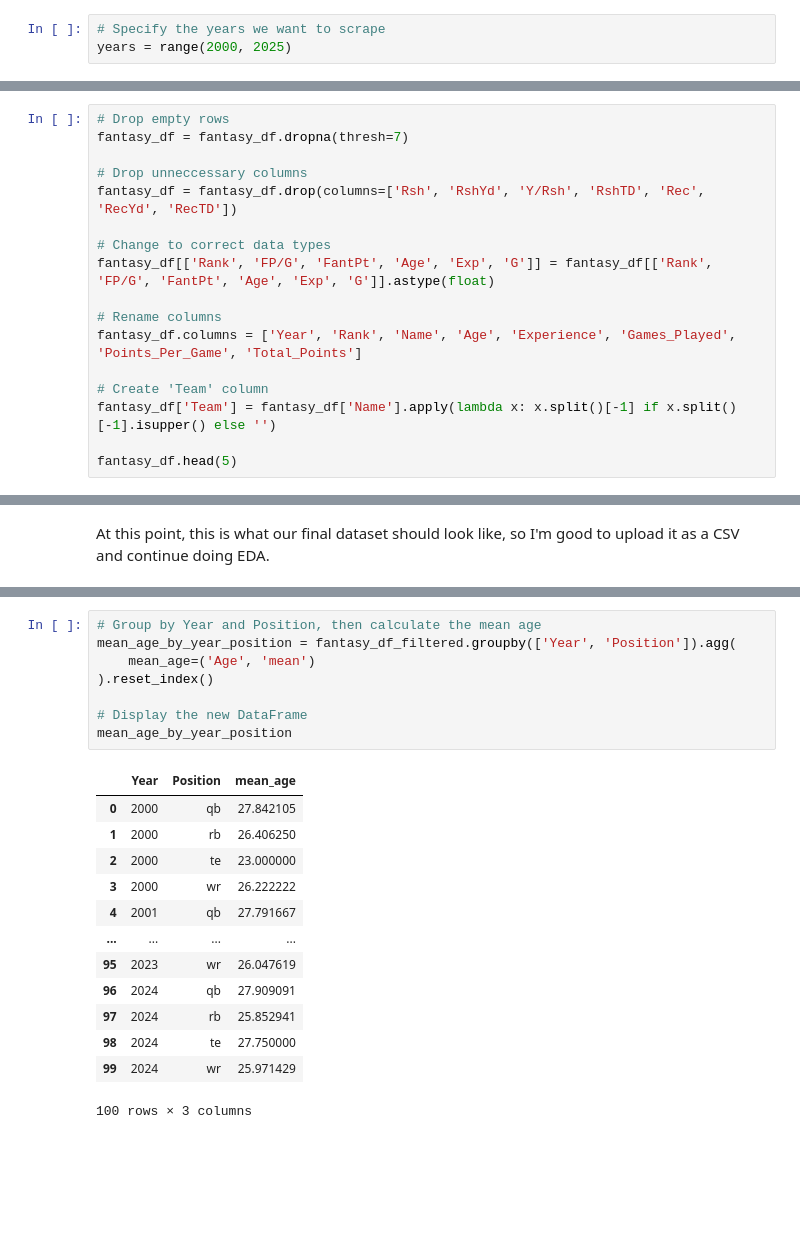
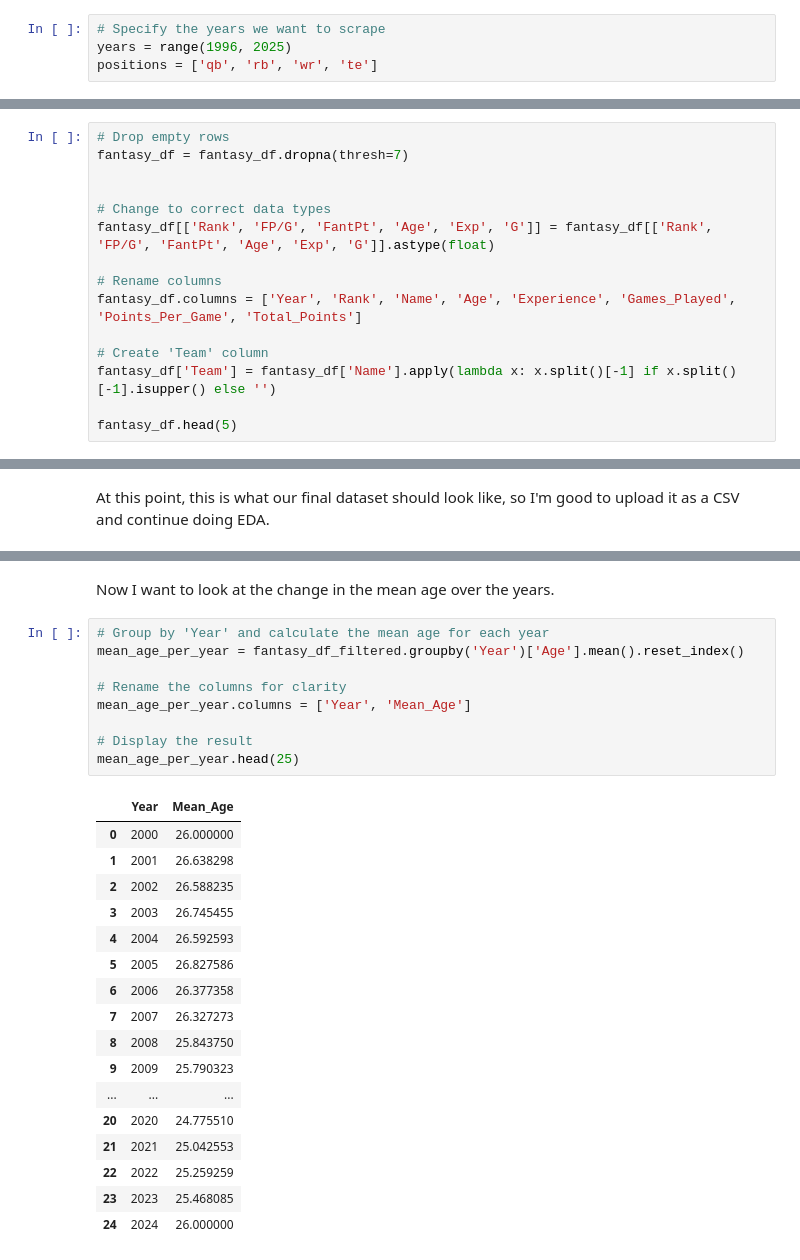
Before and after one commit to kolbymckay22/Fantasy-Football-Analysis, a Jupyter notebook: analysis.ipynb, the cells around one changed output, grey strips where cells are left out. Drawn from its saved outputs; the diff is of its cells as text; blank space fills up the shorter version.

```diff
--- a/analysis.ipynb
+++ b/analysis.ipynb
@@ -16,5 +20,6 @@ We're going to use Beautiful Soup to scrape the website. It loops through differ
 base_url = "https://www.footballguys.com/playerhistoricalstats?pos=rb&yr={year}&startwk=1&stopwk=17&profile=p"
 # %%
 # Specify the years we want to scrape
-years = range(2000, 2025)
+years = range(1996, 2025)
+positions = ['qb', 'rb', 'wr', 'te']
 # %%
@@ -73,8 +89,6 @@ fantasy_df.head(5)
 # Drop empty rows
 fantasy_df = fantasy_df.dropna(thresh=7)
 
-# Drop unneccessary columns
-fantasy_df = fantasy_df.drop(columns=['Rsh', 'RshYd', 'Y/Rsh', 'RshTD', 'Rec', 'RecYd', 'RecTD'])
 
 # Change to correct data types
 fantasy_df[['Rank', 'FP/G', 'FantPt', 'Age', 'Exp', 'G']] = fantasy_df[['Rank', 'FP/G', 'FantPt', 'Age', 'Exp', 'G']].astype(float)
@@ -221,22 +274,29 @@ plt.show()
+# %% [markdown]
+Now I want to look at the change in the mean age over the years.
 # %%
-# Group by Year and Position, then calculate the mean age
-mean_age_by_year_position = fantasy_df_filtered.groupby(['Year', 'Position']).agg(
-    mean_age=('Age', 'mean')
-).reset_index()
+# Group by 'Year' and calculate the mean age for each year
+mean_age_per_year = fantasy_df_filtered.groupby('Year')['Age'].mean().reset_index()
 
-# Display the new DataFrame
-mean_age_by_year_position
+# Rename the columns for clarity
+mean_age_per_year.columns = ['Year', 'Mean_Age']
+
+# Display the result
+mean_age_per_year.head(25)
 # %% [output]
-|  | Year | Position | mean_age |
-| 0 | 2000 | qb | 27.842105 |
-| 1 | 2000 | rb | 26.406250 |
-| 2 | 2000 | te | 23.000000 |
-| 3 | 2000 | wr | 26.222222 |
-| 4 | 2001 | qb | 27.791667 |
-| ... | ... | ... | ... |
-| 95 | 2023 | wr | 26.047619 |
-| 96 | 2024 | qb | 27.909091 |
-| 97 | 2024 | rb | 25.852941 |
-| 98 | 2024 | te | 27.750000 |
-| 99 | 2024 | wr | 25.971429 |
+|  | Year | Mean_Age |
+| 0 | 2000 | 26.000000 |
+| 1 | 2001 | 26.638298 |
+| 2 | 2002 | 26.588235 |
+| 3 | 2003 | 26.745455 |
+| 4 | 2004 | 26.592593 |
+| 5 | 2005 | 26.827586 |
+| 6 | 2006 | 26.377358 |
+| 7 | 2007 | 26.327273 |
+| 8 | 2008 | 25.843750 |
+| 9 | 2009 | 25.790323 |
+| ... | ... | ... |
+| 20 | 2020 | 24.775510 |
+| 21 | 2021 | 25.042553 |
+| 22 | 2022 | 25.259259 |
+| 23 | 2023 | 25.468085 |
+| 24 | 2024 | 26.000000 |
-100 rows × 3 columns
```
Also changed, not shown: parts of 20 cells of this notebook, 8 other files.
